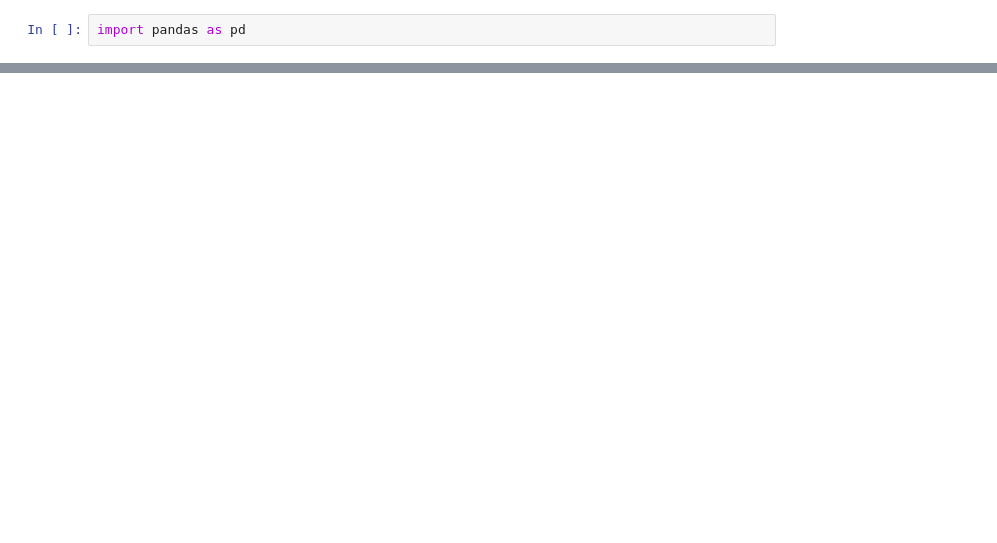
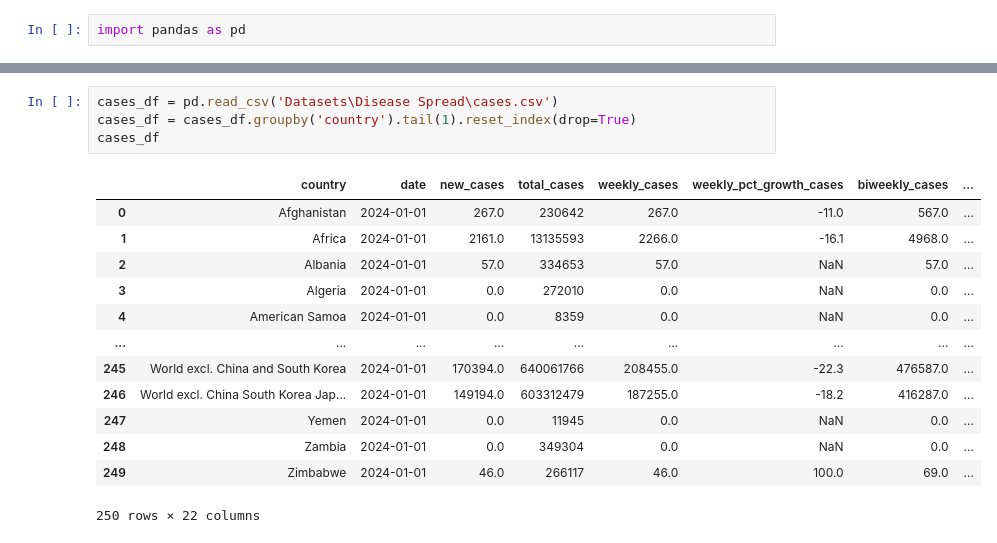
Before and after one commit to milan-roy/CS661-Project-Covid-Lens, a Jupyter notebook: temp.ipynb, the cells around one changed output, grey strips where cells are left out. Drawn from its saved outputs; the diff is of its cells as text; blank space fills up the shorter version.

```diff
--- a/temp.ipynb
+++ b/temp.ipynb
@@ -38,0 +3,18 @@ df_weekly
+# %%
+cases_df = pd.read_csv('Datasets\Disease Spread\cases.csv')
+cases_df = cases_df.groupby('country').tail(1).reset_index(drop=True)
+cases_df
+# %% [output]
+|  | country | date | new_cases | total_cases | weekly_cases | weekly_pct_growth_cases | biweekly_cases | ... |
+| 0 | Afghanistan | 2024-01-01 | 267.0 | 230642 | 267.0 | -11.0 | 567.0 | ... |
+| 1 | Africa | 2024-01-01 | 2161.0 | 13135593 | 2266.0 | -16.1 | 4968.0 | ... |
+| 2 | Albania | 2024-01-01 | 57.0 | 334653 | 57.0 | NaN | 57.0 | ... |
+| 3 | Algeria | 2024-01-01 | 0.0 | 272010 | 0.0 | NaN | 0.0 | ... |
+| 4 | American Samoa | 2024-01-01 | 0.0 | 8359 | 0.0 | NaN | 0.0 | ... |
+| ... | ... | ... | ... | ... | ... | ... | ... | ... |
+| 245 | World excl. China and South Korea | 2024-01-01 | 170394.0 | 640061766 | 208455.0 | -22.3 | 476587.0 | ... |
+| 246 | World excl. China South Korea Jap... | 2024-01-01 | 149194.0 | 603312479 | 187255.0 | -18.2 | 416287.0 | ... |
+| 247 | Yemen | 2024-01-01 | 0.0 | 11945 | 0.0 | NaN | 0.0 | ... |
+| 248 | Zambia | 2024-01-01 | 0.0 | 349304 | 0.0 | NaN | 0.0 | ... |
+| 249 | Zimbabwe | 2024-01-01 | 46.0 | 266117 | 46.0 | 100.0 | 69.0 | ... |
+250 rows × 22 columns
```
Also changed, not shown: parts of 4 cells of this notebook, 27 other files.
